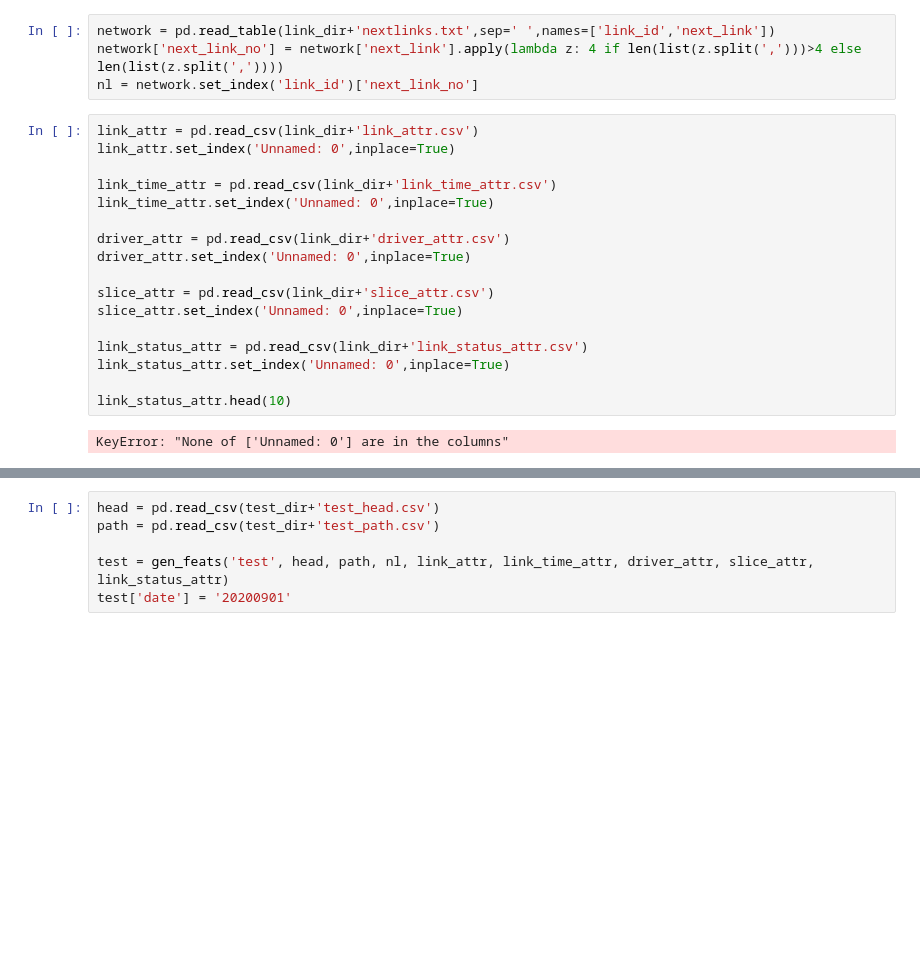
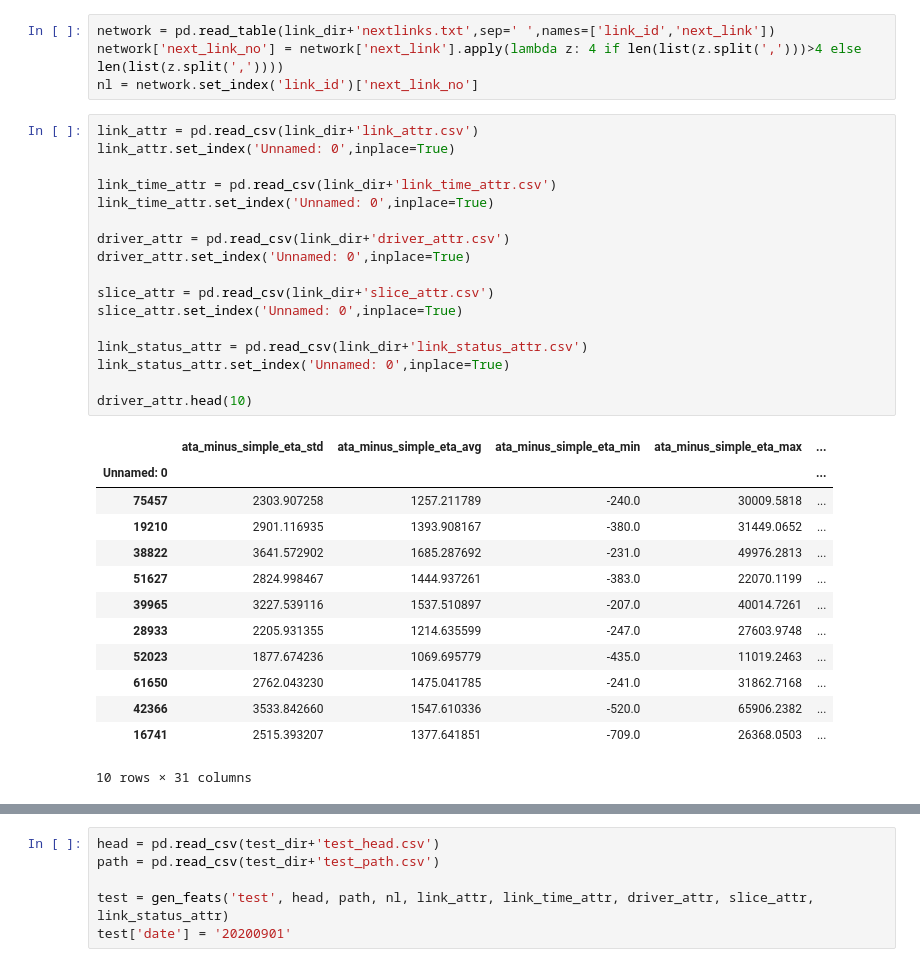
Before and after one commit to XDZhelheim/GISCUP2021, a Jupyter notebook: data_process/gen_dataset.ipynb, the cells around one changed output, grey strips where cells are left out. Saved outputs shown, nothing was run; the diff lists cells and outputs as text; blank space fills up the shorter version.

Commit message:
driver attr

```diff
--- a/data_process/gen_dataset.ipynb
+++ b/data_process/gen_dataset.ipynb
@@ -191,22 +291,34 @@ nl = network.set_index('link_id')['next_link_no']
 # %%
 link_attr = pd.read_csv(link_dir+'link_attr.csv')
 link_attr.set_index('Unnamed: 0',inplace=True)
 
 link_time_attr = pd.read_csv(link_dir+'link_time_attr.csv')
 link_time_attr.set_index('Unnamed: 0',inplace=True)
 
 driver_attr = pd.read_csv(link_dir+'driver_attr.csv')
 driver_attr.set_index('Unnamed: 0',inplace=True)
 
 slice_attr = pd.read_csv(link_dir+'slice_attr.csv')
 slice_attr.set_index('Unnamed: 0',inplace=True)
 
 link_status_attr = pd.read_csv(link_dir+'link_status_attr.csv')
 link_status_attr.set_index('Unnamed: 0',inplace=True)
 
-link_status_attr.head(10)
+driver_attr.head(10)
 # %% [output]
+|  | ata_minus_simple_eta_std | ata_minus_simple_eta_avg | ata_minus_simple_eta_min | ata_minus_simple_eta_max | ... |
+| Unnamed: 0 |  |  |  |  | ... |
+| 75457 | 2303.907258 | 1257.211789 | -240.0 | 30009.5818 | ... |
+| 19210 | 2901.116935 | 1393.908167 | -380.0 | 31449.0652 | ... |
+| 38822 | 3641.572902 | 1685.287692 | -231.0 | 49976.2813 | ... |
+| 51627 | 2824.998467 | 1444.937261 | -383.0 | 22070.1199 | ... |
+| 39965 | 3227.539116 | 1537.510897 | -207.0 | 40014.7261 | ... |
+| 28933 | 2205.931355 | 1214.635599 | -247.0 | 27603.9748 | ... |
+| 52023 | 1877.674236 | 1069.695779 | -435.0 | 11019.2463 | ... |
+| 61650 | 2762.043230 | 1475.041785 | -241.0 | 31862.7168 | ... |
+| 42366 | 3533.842660 | 1547.610336 | -520.0 | 65906.2382 | ... |
+| 16741 | 2515.393207 | 1377.641851 | -709.0 | 26368.0503 | ... |
-KeyError: "None of ['Unnamed: 0'] are in the columns"
+10 rows × 31 columns
 # %%
 TRAIN_FILES = ['202008'+str(i).zfill(2)+'.csv' for i in range(1,32)]
 
```
Also changed, not shown: parts of 3 cells of this notebook, 2 other files.
